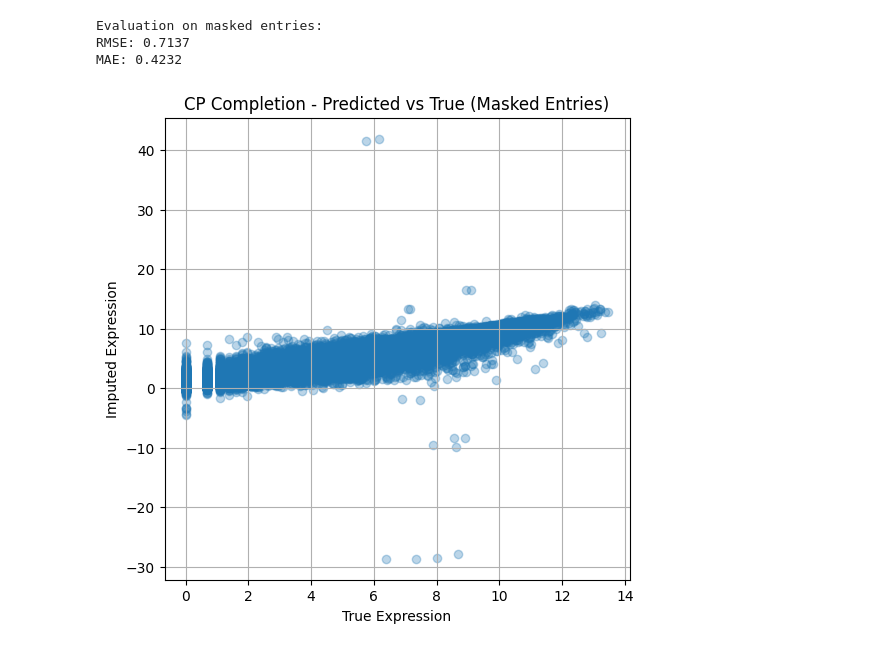
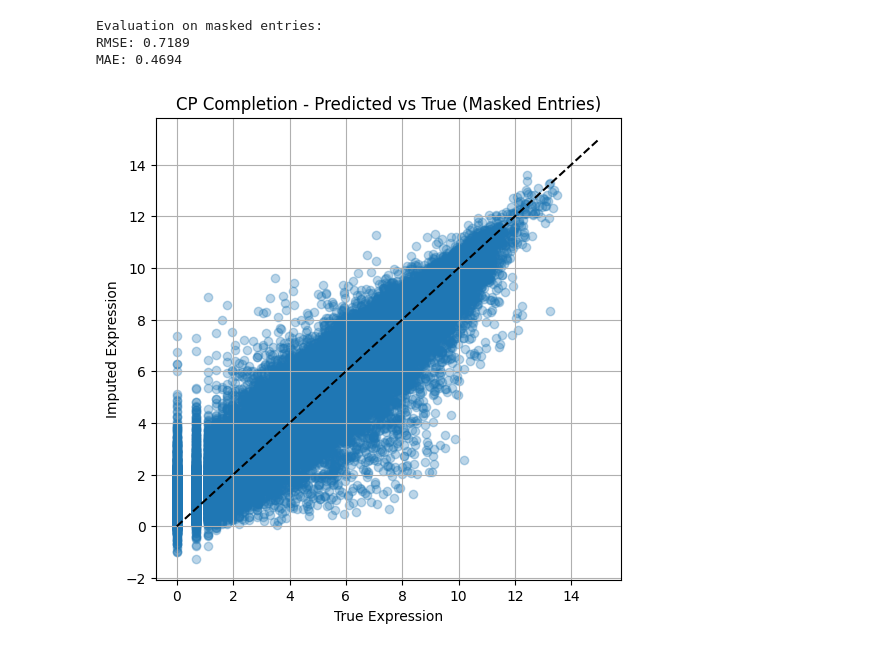
Before and after one commit to Sandiroc/Tensor-Completion-for-Cancer-Differential-Expression-Analysis, a Jupyter notebook: cp_completion.ipynb, the cells around one changed output. Drawn from its saved outputs; the diff is of its cells as text; code cells hidden in the pictures.

Commit message:
plots, missing% effect on error

```diff
--- a/cp_completion.ipynb
+++ b/cp_completion.ipynb
@@ -49,7 +49,7 @@ def cp_completion(X_obs, mask, rank=10, n_iter=500):
     return cp_to_tensor((weights, factors))
 # %%
 # === Run Completion ===
-rank = 10
+rank = 5
 X_obs = torch.where(mask_train_bool, tensor, torch.tensor(0.0, dtype=tensor.dtype))
 X_pred = cp_completion(X_obs, mask_train_float, rank=rank)
 # %%
@@ -65,20 +65,21 @@ rmse, mae = evaluate(tensor, X_pred, ~mask_train_bool & mask_bool)
 print(f"\nEvaluation on masked entries:\nRMSE: {rmse:.4f}\nMAE: {mae:.4f}")
 # %% [output]
 Evaluation on masked entries:
-RMSE: 0.7137
-MAE: 0.4232
+RMSE: 0.7189
+MAE: 0.4694
 # %%
 # === Visualizations ===
 plt.figure(figsize=(6, 6))
 plt.scatter(
     tensor[~mask_train_bool & mask_bool].cpu().numpy(),
     X_pred[~mask_train_bool & mask_bool].detach().cpu().numpy(),
     alpha=0.3
 )
 plt.xlabel("True Expression")
 plt.ylabel("Imputed Expression")
 plt.title("CP Completion - Predicted vs True (Masked Entries)")
+plt.plot([0, 15], [0, 15], linestyle='--', color='black')
 plt.grid(True)
 plt.show()
 # %% [output]
-[figure, old version]
+[figure, new version]
```
Also changed, not shown: parts of 2 cells of this notebook, 5 other files.
